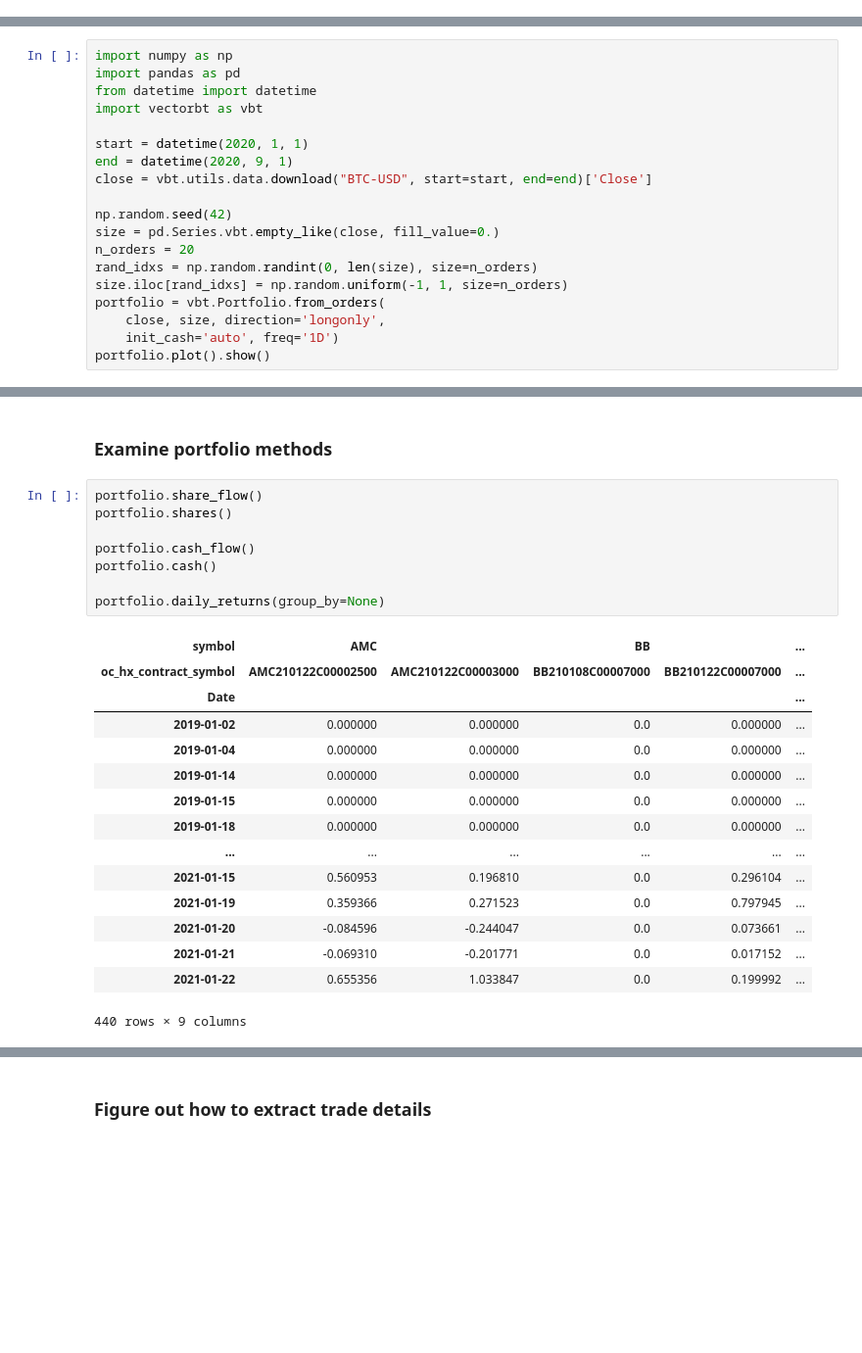
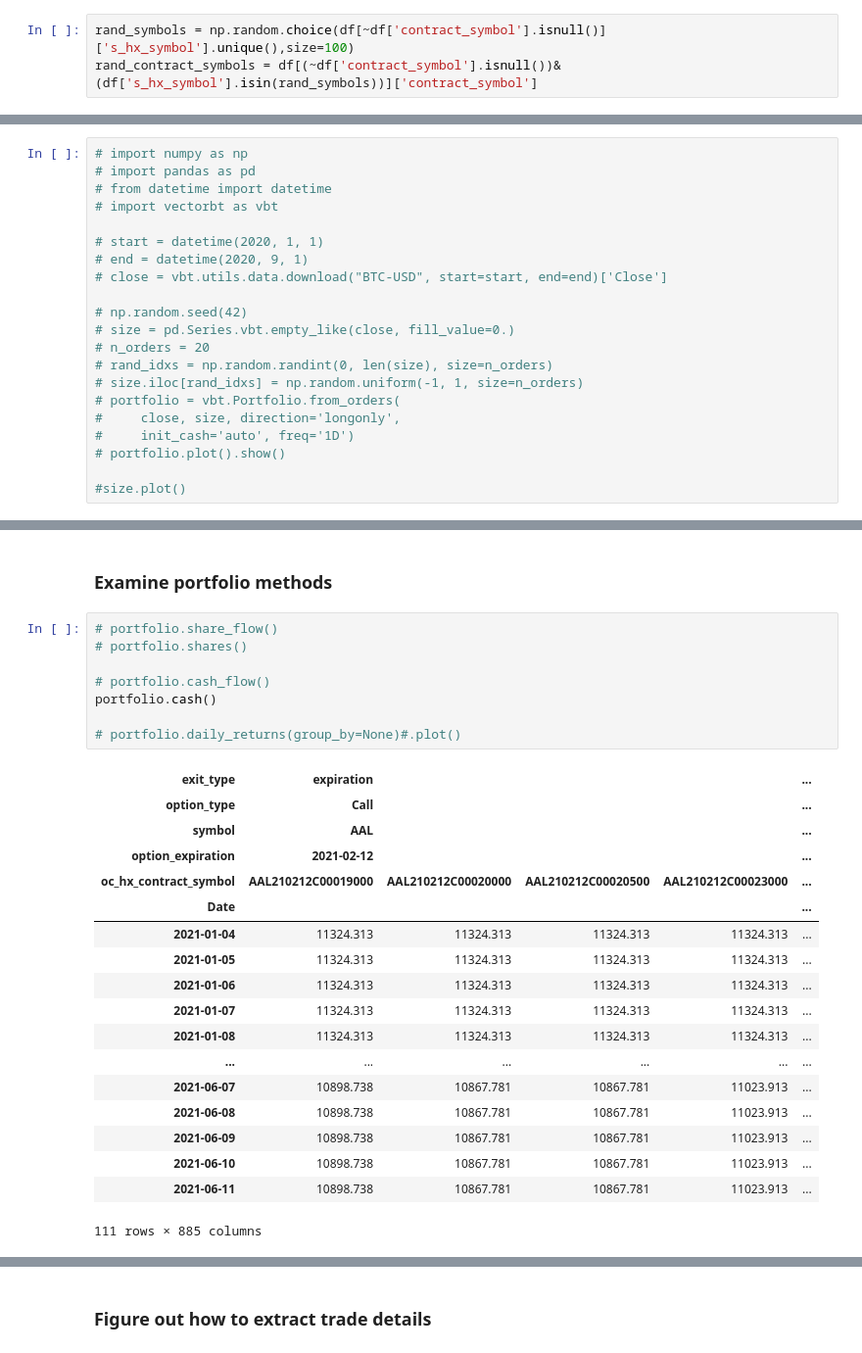
Before and after one commit to xbno/vectorbt, a Jupyter notebook: examples/multi.ipynb, the cells around one changed output, grey strips where cells are left out. Shown at 98% size. Drawn from its saved outputs; the diff is of its cells as text; blank space fills up the shorter version.

```diff
--- a/examples/multi.ipynb
+++ b/examples/multi.ipynb
@@ -121,3 +68,6 @@ df.dropna(subset=['contract_symbol']).head(5)
 Same shape as option_contract price history. Need to shift these 1 position downward so to simulate buying the next day.
 
 These are the trades to copy:
+# %%
+rand_symbols = np.random.choice(df[~df['contract_symbol'].isnull()]['s_hx_symbol'].unique(),size=100)
+rand_contract_symbols = df[(~df['contract_symbol'].isnull())&(df['s_hx_symbol'].isin(rand_symbols))]['contract_symbol']
@@ -780,19 +724,21 @@ portfolio['expiration']['AMC']['AMC210122C00002500'].plot().show()
 # %%
-import numpy as np
-import pandas as pd
-from datetime import datetime
-import vectorbt as vbt
+# import numpy as np
+# import pandas as pd
+# from datetime import datetime
+# import vectorbt as vbt
 
-start = datetime(2020, 1, 1)
-end = datetime(2020, 9, 1)
-close = vbt.utils.data.download("BTC-USD", start=start, end=end)['Close']
+# start = datetime(2020, 1, 1)
+# end = datetime(2020, 9, 1)
+# close = vbt.utils.data.download("BTC-USD", start=start, end=end)['Close']
 
-np.random.seed(42)
-size = pd.Series.vbt.empty_like(close, fill_value=0.)
-n_orders = 20
-rand_idxs = np.random.randint(0, len(size), size=n_orders)
-size.iloc[rand_idxs] = np.random.uniform(-1, 1, size=n_orders)
-portfolio = vbt.Portfolio.from_orders(
-    close, size, direction='longonly',
-    init_cash='auto', freq='1D')
-portfolio.plot().show()
+# np.random.seed(42)
+# size = pd.Series.vbt.empty_like(close, fill_value=0.)
+# n_orders = 20
+# rand_idxs = np.random.randint(0, len(size), size=n_orders)
+# size.iloc[rand_idxs] = np.random.uniform(-1, 1, size=n_orders)
+# portfolio = vbt.Portfolio.from_orders(
+#     close, size, direction='longonly',
+#     init_cash='auto', freq='1D')
+# portfolio.plot().show()
+
+#size.plot()
@@ -806,27 +745,30 @@ size.plot()
 # %% [markdown]
 ### Examine portfolio methods
 # %%
-portfolio.share_flow()
-portfolio.shares()
+# portfolio.share_flow()
+# portfolio.shares()
 
-portfolio.cash_flow()
+# portfolio.cash_flow()
 portfolio.cash()
 
-portfolio.daily_returns(group_by=None)
+# portfolio.daily_returns(group_by=None)#.plot()
 # %% [output]
-| symbol | AMC |  | BB |  | ... |
-| oc_hx_contract_symbol | AMC210122C00002500 | AMC210122C00003000 | BB210108C00007000 | BB210122C00007000 | ... |
+| exit_type | expiration |  |  |  | ... |
+| option_type | Call |  |  |  | ... |
+| symbol | AAL |  |  |  | ... |
+| option_expiration | 2021-02-12 |  |  |  | ... |
+| oc_hx_contract_symbol | AAL210212C00019000 | AAL210212C00020000 | AAL210212C00020500 | AAL210212C00023000 | ... |
 | Date |  |  |  |  | ... |
-| 2019-01-02 | 0.000000 | 0.000000 | 0.0 | 0.000000 | ... |
-| 2019-01-04 | 0.000000 | 0.000000 | 0.0 | 0.000000 | ... |
-| 2019-01-14 | 0.000000 | 0.000000 | 0.0 | 0.000000 | ... |
-| 2019-01-15 | 0.000000 | 0.000000 | 0.0 | 0.000000 | ... |
-| 2019-01-18 | 0.000000 | 0.000000 | 0.0 | 0.000000 | ... |
+| 2021-01-04 | 11324.313 | 11324.313 | 11324.313 | 11324.313 | ... |
+| 2021-01-05 | 11324.313 | 11324.313 | 11324.313 | 11324.313 | ... |
+| 2021-01-06 | 11324.313 | 11324.313 | 11324.313 | 11324.313 | ... |
+| 2021-01-07 | 11324.313 | 11324.313 | 11324.313 | 11324.313 | ... |
+| 2021-01-08 | 11324.313 | 11324.313 | 11324.313 | 11324.313 | ... |
 | ... | ... | ... | ... | ... | ... |
-| 2021-01-15 | 0.560953 | 0.196810 | 0.0 | 0.296104 | ... |
-| 2021-01-19 | 0.359366 | 0.271523 | 0.0 | 0.797945 | ... |
-| 2021-01-20 | -0.084596 | -0.244047 | 0.0 | 0.073661 | ... |
-| 2021-01-21 | -0.069310 | -0.201771 | 0.0 | 0.017152 | ... |
-| 2021-01-22 | 0.655356 | 1.033847 | 0.0 | 0.199992 | ... |
+| 2021-06-07 | 10898.738 | 10867.781 | 10867.781 | 11023.913 | ... |
+| 2021-06-08 | 10898.738 | 10867.781 | 10867.781 | 11023.913 | ... |
+| 2021-06-09 | 10898.738 | 10867.781 | 10867.781 | 11023.913 | ... |
+| 2021-06-10 | 10898.738 | 10867.781 | 10867.781 | 11023.913 | ... |
+| 2021-06-11 | 10898.738 | 10867.781 | 10867.781 | 11023.913 | ... |
-440 rows × 9 columns
+111 rows × 885 columns
 # %%
```
Also changed, not shown: parts of 89 cells of this notebook.
